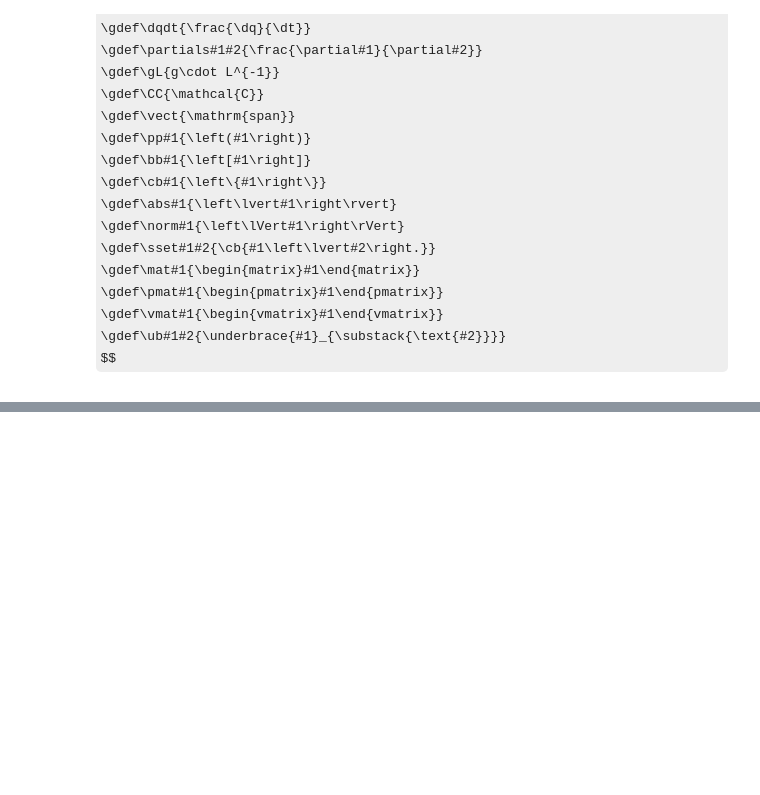
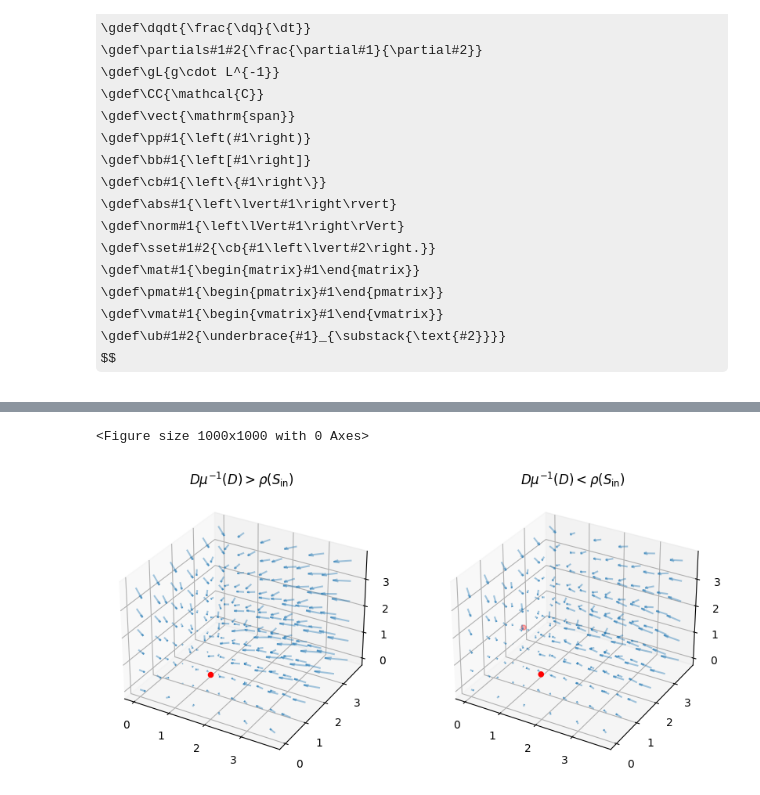
Before and after one commit to rand-asswad/chemostat-models, a Jupyter notebook: notebooks/droop.ipynb, the cells around one changed output, grey strips where cells are left out. Cells and saved outputs as stored; diff of their text form; code cells hidden in the pictures; some formulas as TeX source; blank space fills up the shorter version.

Commit message:
Added portrait phases for Droop

```diff
--- a/notebooks/droop.ipynb
+++ b/notebooks/droop.ipynb
@@ -779,0 +527,32 @@ for D = 0.9, we have λ1 = (-1.1649999999999996+0.3798354907061741j), λ2 = (-1.
+# %%
+%matplotlib inline
+%run ../droop.py
+import numpy as np
+import matplotlib.pyplot as plt
+plt.rcParams["figure.figsize"]=10,10
+
+s = np.arange(0, 4, 0.75)
+x = np.arange(0, 4, 0.75)
+q = np.arange(0, 4, 0.75)
+S, X, Q = np.meshgrid(s, x, q)
+
+fig, ax = plt.subplots(nrows=1, ncols=2, subplot_kw={"projection": "3d"})
+title = '$D\\mu^{{-1}}(D) {} \\rho(S_\\mathrm{{in}})$'
+ax[0].set_title(title.format('>'))
+params.update(D=0.8)
+dS, dX, dQ = f(S, X, Q, **params)
+ax[0].quiver(S, X, Q, dS, dX, dQ, alpha=0.4, length=0.1)
+E = np.array(equilibria(**params))
+ax[0].scatter(E[:,0], E[:,1], E[:,2], color='r')
+
+ax[1].set_title(title.format('<'))
+params.update(D=0.4)
+dS, dX, dQ = f(S, X, Q, **params)
+ax[1].quiver(S, X, Q, dS, dX, dQ, alpha=0.4, length=0.1)
+E = np.array(equilibria(**params))
+ax[1].scatter(E[:,0], E[:,1], E[:,2], color='r')
+
+plt.show()
+# %% [output]
+<Figure size 1000x1000 with 0 Axes>
+[figure, added]
```
Also changed, not shown: parts of 27 cells of this notebook, 3 other files.
